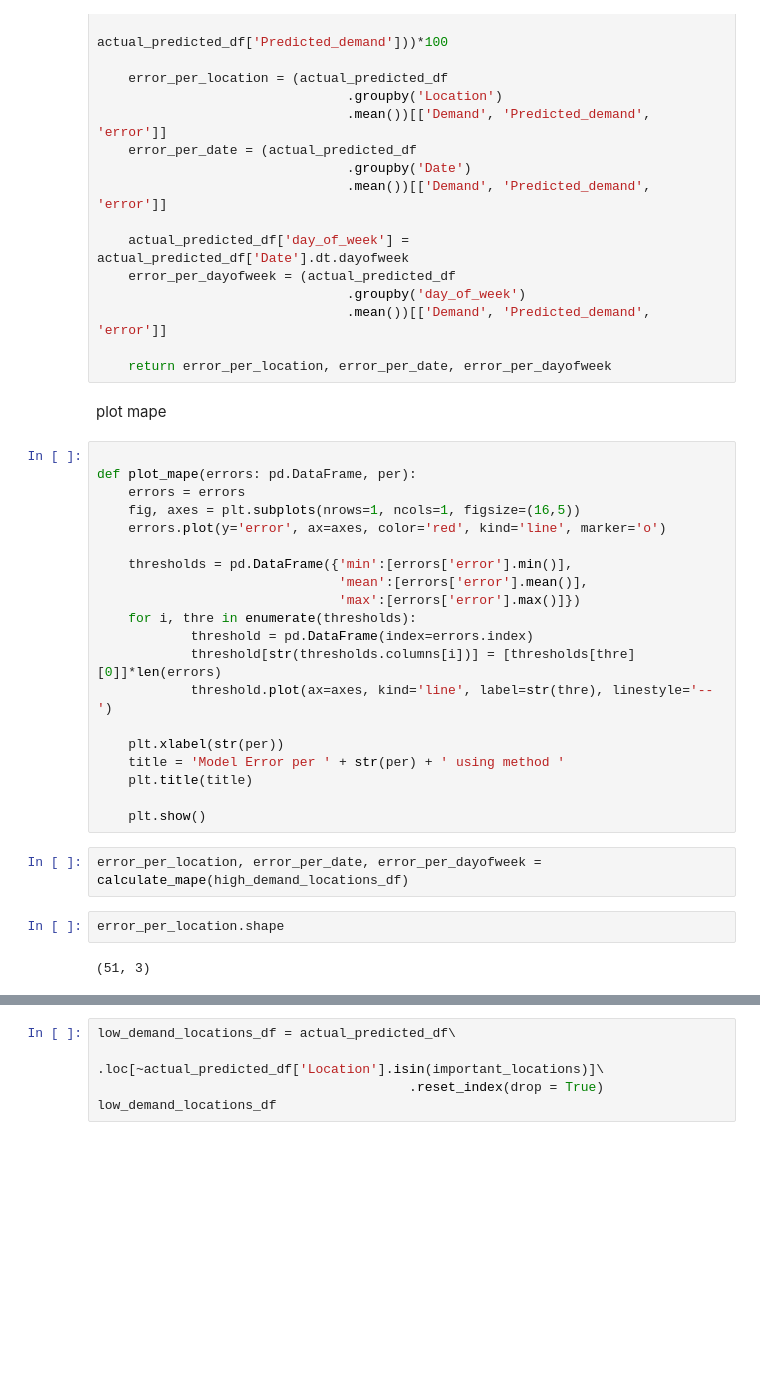
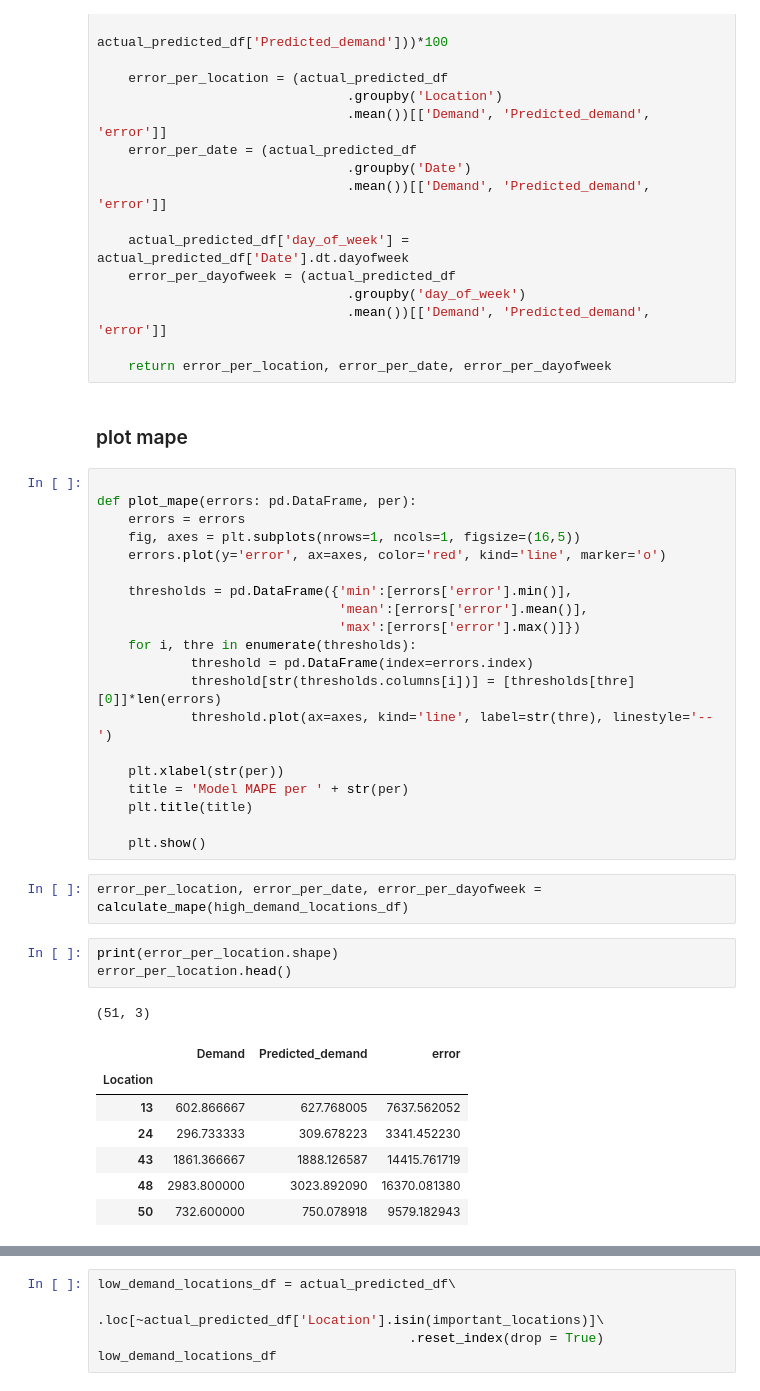
Before and after one commit to danaeis/shoofer-demand-prediction, a Jupyter notebook: evaluation/evaluation_report.ipynb, the cells around one changed output, grey strips where cells are left out. Saved outputs shown, nothing was run; the diff lists cells and outputs as text; blank space fills up the shorter version.

```diff
--- a/evaluation/evaluation_report.ipynb
+++ b/evaluation/evaluation_report.ipynb
@@ -249,8 +258,8 @@ def calculate_mape(actual_predicted_df:pd.DataFrame):
                                 .mean())[['Demand', 'Predicted_demand', 'error']]
 
     return error_per_location, error_per_date, error_per_dayofweek
-# %% [markdown]
-plot mape
+# %% [markdown]
+### plot mape
 # %%
 
 def plot_mape(errors: pd.DataFrame, per):
@@ -267,16 +276,24 @@ def plot_mape(errors: pd.DataFrame, per):
             threshold.plot(ax=axes, kind='line', label=str(thre), linestyle='--')
 
     plt.xlabel(str(per))
-    title = 'Model Error per ' + str(per) + ' using method '
+    title = 'Model MAPE per ' + str(per)
     plt.title(title)
 
     plt.show()
 # %%
 error_per_location, error_per_date, error_per_dayofweek = calculate_mape(high_demand_locations_df)
-# %%
-error_per_location.shape
-# %% [output]
-(51, 3)
+# %%
+print(error_per_location.shape)
+error_per_location.head()
+# %% [output]
+(51, 3)
+|  | Demand | Predicted_demand | error |
+| Location |  |  |  |
+| 13 | 602.866667 | 627.768005 | 7637.562052 |
+| 24 | 296.733333 | 309.678223 | 3341.452230 |
+| 43 | 1861.366667 | 1888.126587 | 14415.761719 |
+| 48 | 2983.800000 | 3023.892090 | 16370.081380 |
+| 50 | 732.600000 | 750.078918 | 9579.182943 |
 # %%
 plot_mape(error_per_location, 'Location')
 plot_mape(error_per_date, 'Date')
```
Also changed, not shown: parts of 35 cells of this notebook, 1 other file.
